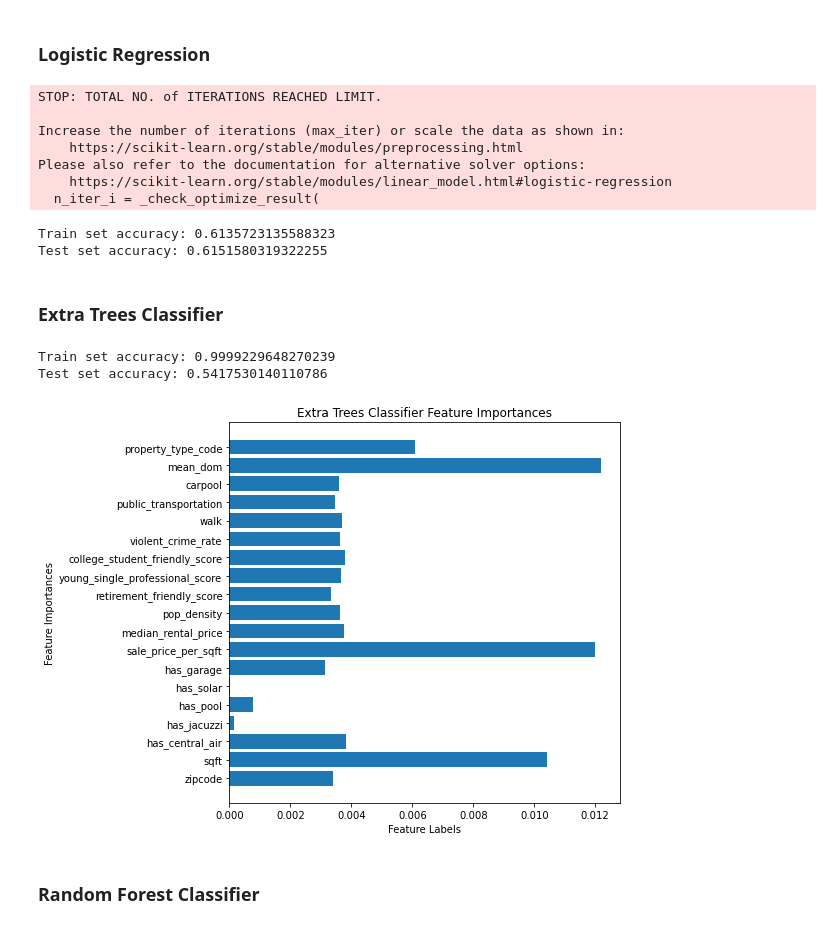
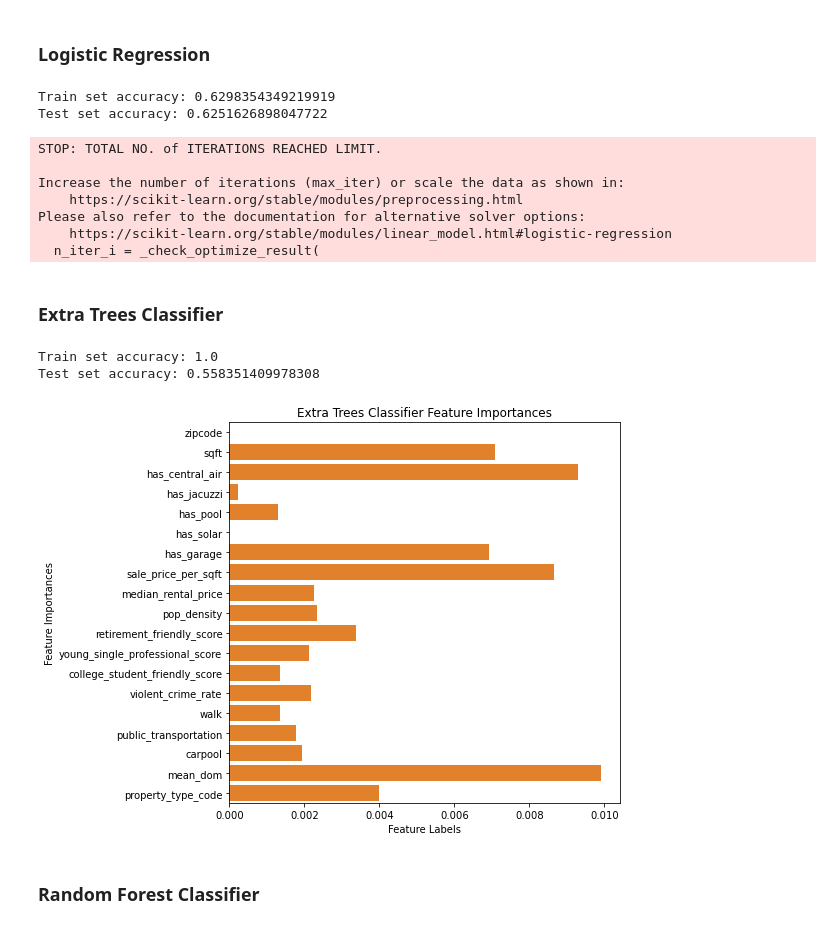
Before and after one commit to luunam/cs297_rex, a Jupyter notebook: notebooks/dom_model.ipynb, the cells around one changed output. Cells and saved outputs as stored; diff of their text form; code cells hidden in the pictures.

```diff
--- a/notebooks/dom_model.ipynb
+++ b/notebooks/dom_model.ipynb
@@ -5,6 +5,7 @@ import matplotlib.pyplot as plt
 import pymc3 as pm
 import chardet
 import datetime
+
 from sklearn.model_selection import train_test_split
 from sklearn.linear_model import LinearRegression
 from sklearn.linear_model import LogisticRegression
@@ -22,6 +23,11 @@ from sklearn.metrics import mean_squared_error
 from sklearn.metrics import accuracy_score, f1_score
 
 from sklearn.preprocessing import StandardScaler
+
+import seaborn as sns
+color = sns.color_palette()
+
+%matplotlib inline
 # %%
 # Attempting to model DOM (Days on markets) of each property
 df = pd.read_csv('../data/denver_mean_dom_discretize.csv')
@@ -126,2 +73,0 @@ df['sale_price_per_sqft'].hist(bins=100)
-# %%
-df = df[(df['dom'] > 0) & (df['dom'] < 100)]
@@ -174,9 +166,11 @@ def discretize_dom(x):
 # %% [markdown]
 ## Classification models
 # %%
-y2 = df['dom_bucket'].copy()
+small_df = df[df.zipcode == 80134]
 
-X2 = df.drop(columns=['property_id', 'list_date', 'sale_date', 'dom',
+y2 = small_df['dom_bucket'].copy()
+
+X2 = small_df.drop(columns=['property_id', 'list_date', 'sale_date', 'dom',
                      'farm_score', 'fips',
                      'first_time_homebuyer_score', 'dom_bucket', 'property_type'])
 
@@ -232,15 +226,15 @@ logit_reg.fit(X_train, y_train)
 
 print_results(logit_reg)
 # %% [output]
-STOP: TOTAL NO. of ITERATIONS REACHED LIMIT.
-
-Increase the number of iterations (max_iter) or scale the data as shown in:
-    https://scikit-learn.org/stable/modules/preprocessing.html
-Please also refer to the documentation for alternative solver options:
-    https://scikit-learn.org/stable/modules/linear_model.html#logistic-regression
-  n_iter_i = _check_optimize_result(
+Train set accuracy: 0.6298354349219919
+Test set accuracy: 0.6251626898047722
-Train set accuracy: 0.6135723135588323
-Test set accuracy: 0.6151580319322255
+STOP: TOTAL NO. of ITERATIONS REACHED LIMIT.
+
+Increase the number of iterations (max_iter) or scale the data as shown in:
+    https://scikit-learn.org/stable/modules/preprocessing.html
+Please also refer to the documentation for alternative solver options:
+    https://scikit-learn.org/stable/modules/linear_model.html#logistic-regression
+  n_iter_i = _check_optimize_result(
 # %% [markdown]
 ### Extra Trees Classifier
 # %%
@@ -249,21 +243,21 @@ etc.fit(X_train, y_train)
 
 print_results(etc)
 # %% [output]
-Train set accuracy: 0.9999229648270239
-Test set accuracy: 0.5417530140110786
+Train set accuracy: 1.0
+Test set accuracy: 0.558351409978308
 # %%
 feature_importance_normalized = np.std([tree.feature_importances_ for tree in
                                         etc.estimators_],
                                         axis = 0)
 # %%
 plt.figure(figsize=(7,7))
-plt.barh(X2.columns, feature_importance_normalized)
+sns.barplot(y=X2.columns, x=feature_importance_normalized, orient='h', color=color[1])
 plt.xlabel('Feature Labels')
 plt.ylabel('Feature Importances')
 plt.title('Extra Trees Classifier Feature Importances')
 plt.show()
 # %% [output]
-[figure, old version]
+[figure, new version]
 # %% [markdown]
 ### Random Forest Classifier
 # %%
```
Also changed, not shown: parts of 32 cells of this notebook, 2 other files.
